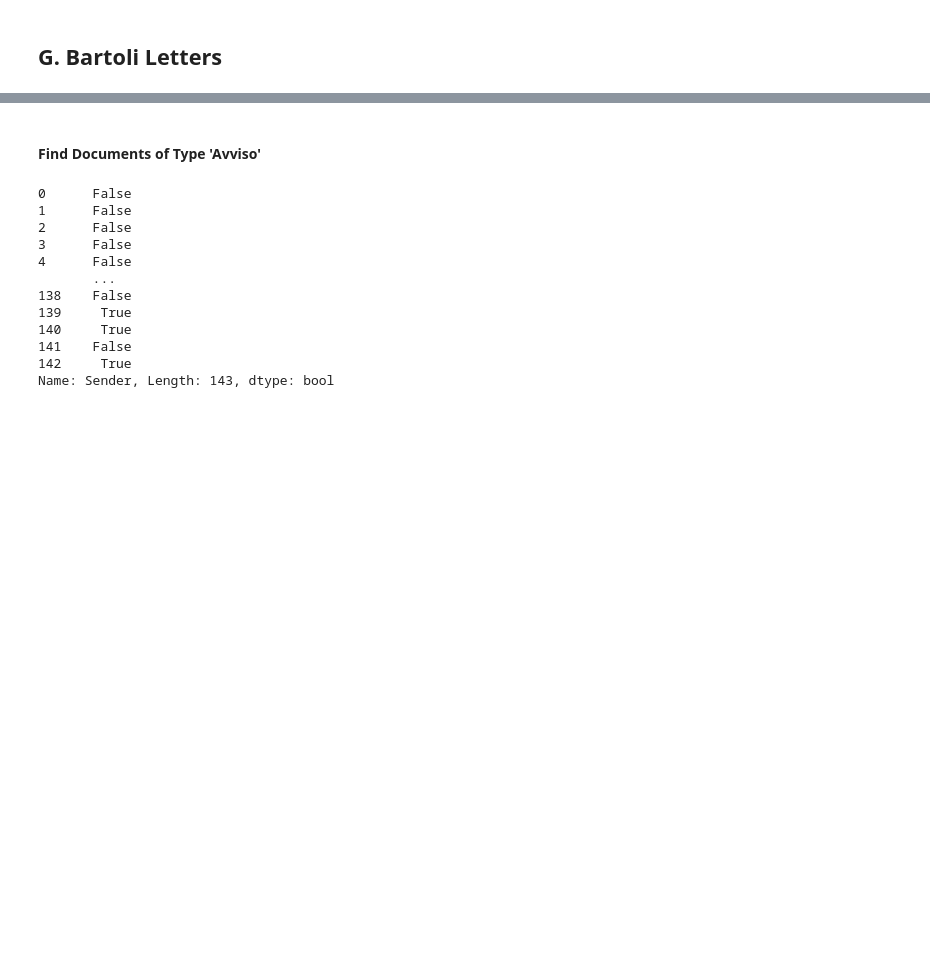
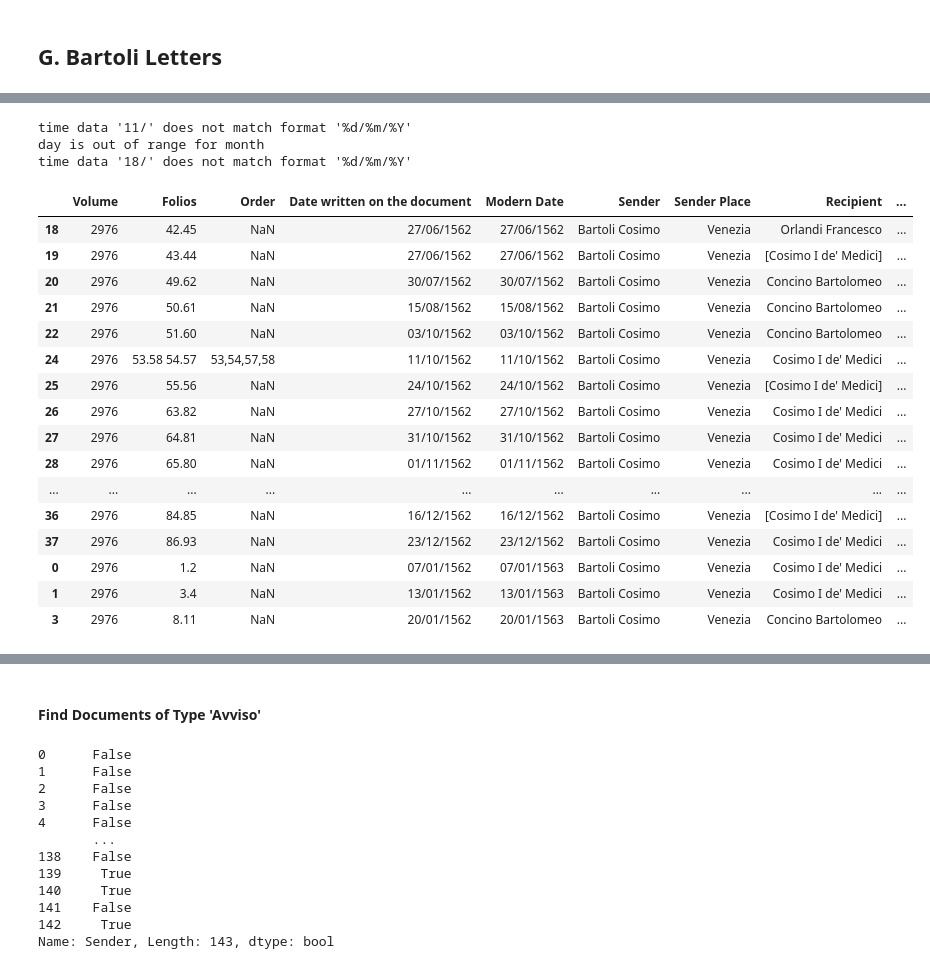
Before and after one commit to RichardFreedman/DDL_2022_Pandas_Jupyter, a Jupyter notebook: DDL_2022_Pandas_Jupyter.ipynb, the cells around one changed output, grey strips where cells are left out. Drawn from its saved outputs; the diff is of its cells as text; code cells hidden in the pictures; blank space fills up the shorter version.

Commit message:
add data

```diff
--- a/DDL_2022_Pandas_Jupyter.ipynb
+++ b/DDL_2022_Pandas_Jupyter.ipynb
@@ -622,5 +624,39 @@ bartoli.head()
 | 2 | 2976 | 5.14 6.13 7.12 | 5,7,12,14,6,13 | 19/01/1563 | 19/01/1564 | Bartoli Cosimo | Venezia | Cosimo I de' Medici | ... |
 | 3 | 2976 | 8.11 | NaN | 20/01/1562 | 20/01/1563 | Bartoli Cosimo | Venezia | Concino Bartolomeo | ... |
 | 4 | 2976 | 9.10 | NaN | 21/01/1562 | 21/01/1563 | Bartoli Cosimo | Venezia | [Cosimo I de' Medici] | ... |
+# %%
+def parse_date(date_string):
+    try:
+        return datetime.strptime(date_string, "%d/%m/%Y").date()
+    except ValueError as e:
+        print(e)
+        return np.nan
+# %%
+bartoli["parsed_date"] = bartoli["Modern Date"].dropna().apply(parse_date)
+bart
+# %% [output]
+time data '11/' does not match format '%d/%m/%Y'
+day is out of range for month
+time data '18/' does not match format '%d/%m/%Y'
+# %%
+bartoli.sort_values("parsed_date").head(20)
+# %% [output]
+|  | Volume | Folios | Order | Date written on the document | Modern Date | Sender | Sender Place | Recipient | ... |
+| 18 | 2976 | 42.45 | NaN | 27/06/1562 | 27/06/1562 | Bartoli Cosimo | Venezia | Orlandi Francesco | ... |
+| 19 | 2976 | 43.44 | NaN | 27/06/1562 | 27/06/1562 | Bartoli Cosimo | Venezia | [Cosimo I de' Medici] | ... |
+| 20 | 2976 | 49.62 | NaN | 30/07/1562 | 30/07/1562 | Bartoli Cosimo | Venezia | Concino Bartolomeo | ... |
+| 21 | 2976 | 50.61 | NaN | 15/08/1562 | 15/08/1562 | Bartoli Cosimo | Venezia | Concino Bartolomeo | ... |
+| 22 | 2976 | 51.60 | NaN | 03/10/1562 | 03/10/1562 | Bartoli Cosimo | Venezia | Concino Bartolomeo | ... |
+| 24 | 2976 | 53.58 54.57 | 53,54,57,58 | 11/10/1562 | 11/10/1562 | Bartoli Cosimo | Venezia | Cosimo I de' Medici | ... |
+| 25 | 2976 | 55.56 | NaN | 24/10/1562 | 24/10/1562 | Bartoli Cosimo | Venezia | [Cosimo I de' Medici] | ... |
+| 26 | 2976 | 63.82 | NaN | 27/10/1562 | 27/10/1562 | Bartoli Cosimo | Venezia | Cosimo I de' Medici | ... |
+| 27 | 2976 | 64.81 | NaN | 31/10/1562 | 31/10/1562 | Bartoli Cosimo | Venezia | Cosimo I de' Medici | ... |
+| 28 | 2976 | 65.80 | NaN | 01/11/1562 | 01/11/1562 | Bartoli Cosimo | Venezia | Cosimo I de' Medici | ... |
+| ... | ... | ... | ... | ... | ... | ... | ... | ... | ... |
+| 36 | 2976 | 84.85 | NaN | 16/12/1562 | 16/12/1562 | Bartoli Cosimo | Venezia | [Cosimo I de' Medici] | ... |
+| 37 | 2976 | 86.93 | NaN | 23/12/1562 | 23/12/1562 | Bartoli Cosimo | Venezia | Cosimo I de' Medici | ... |
+| 0 | 2976 | 1.2 | NaN | 07/01/1562 | 07/01/1563 | Bartoli Cosimo | Venezia | Cosimo I de' Medici | ... |
+| 1 | 2976 | 3.4 | NaN | 13/01/1562 | 13/01/1563 | Bartoli Cosimo | Venezia | Cosimo I de' Medici | ... |
+| 3 | 2976 | 8.11 | NaN | 20/01/1562 | 20/01/1563 | Bartoli Cosimo | Venezia | Concino Bartolomeo | ... |
 # %%
 _filter_Bartoli = bartoli["Sender"].str.contains("Bartoli")
```
Also changed, not shown: parts of 3 cells of this notebook, 23 other files.
